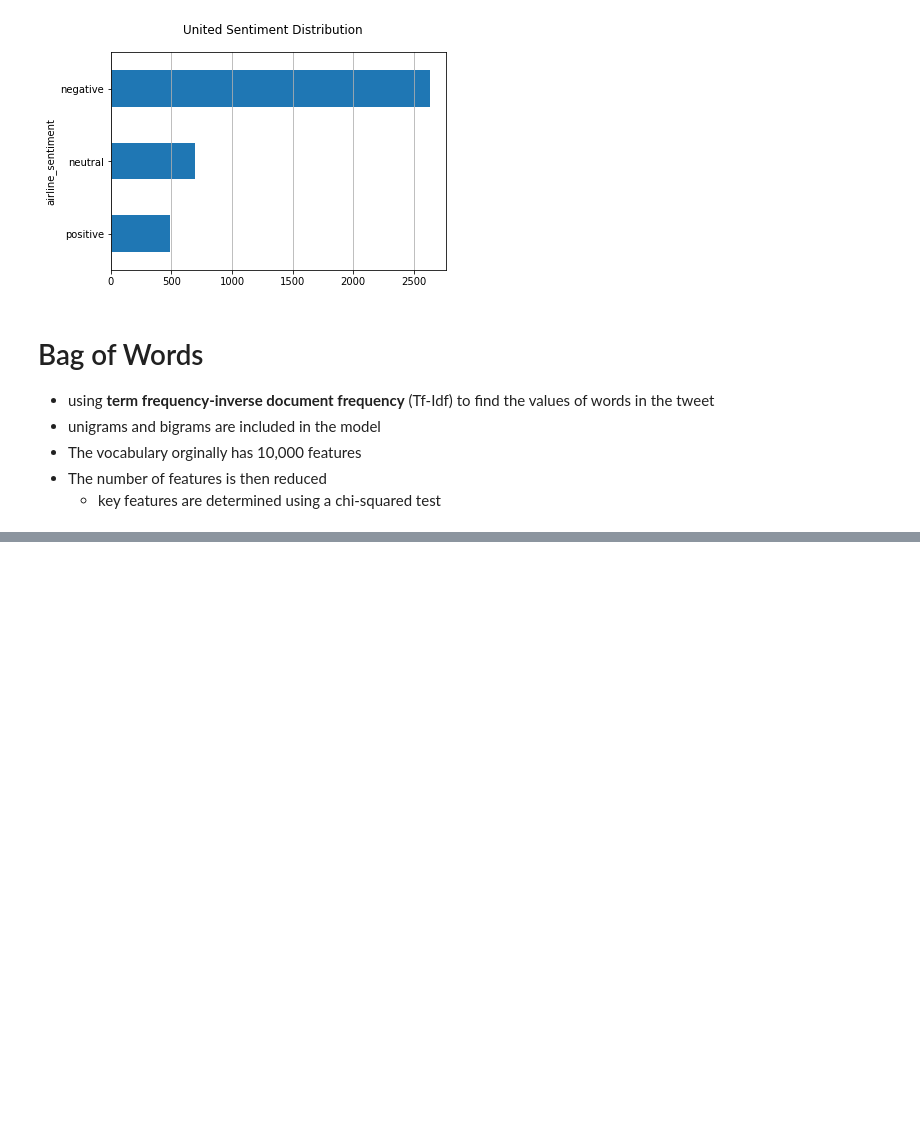
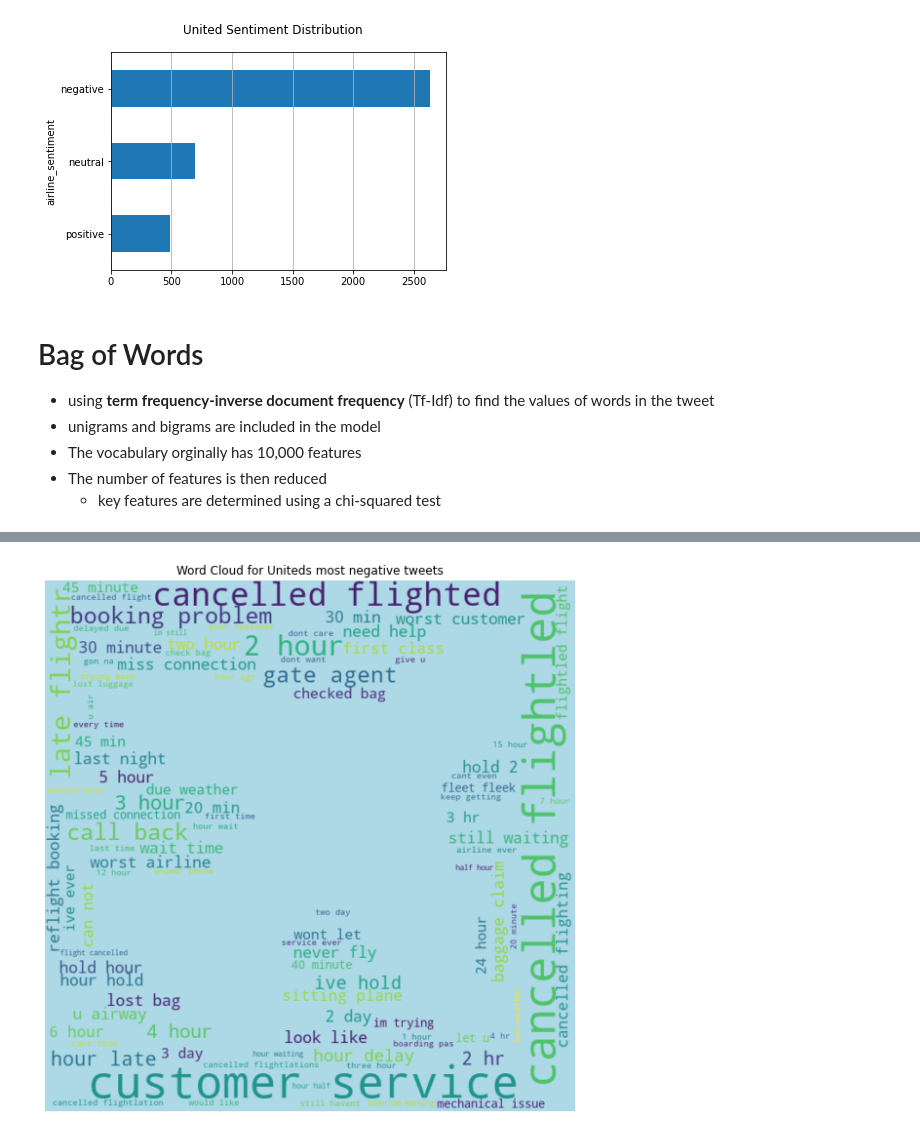
Before and after one commit to mulac/TDA-SentimentAnalysis, a Jupyter notebook: DataAnalysis.ipynb, the cells around one changed output, grey strips where cells are left out. Cells and saved outputs as stored; diff of their text form; code cells hidden in the pictures; blank space fills up the shorter version.

```diff
--- a/DataAnalysis.ipynb
+++ b/DataAnalysis.ipynb
@@ -262,0 +287,4 @@ BagOfWords(dtf_american, "American")
+# %%
+wordcloudPlot(united_freq, "United", 100, "negative")
+# %% [output]
+[figure, added]
```
Also changed, not shown: parts of 14 cells of this notebook.
